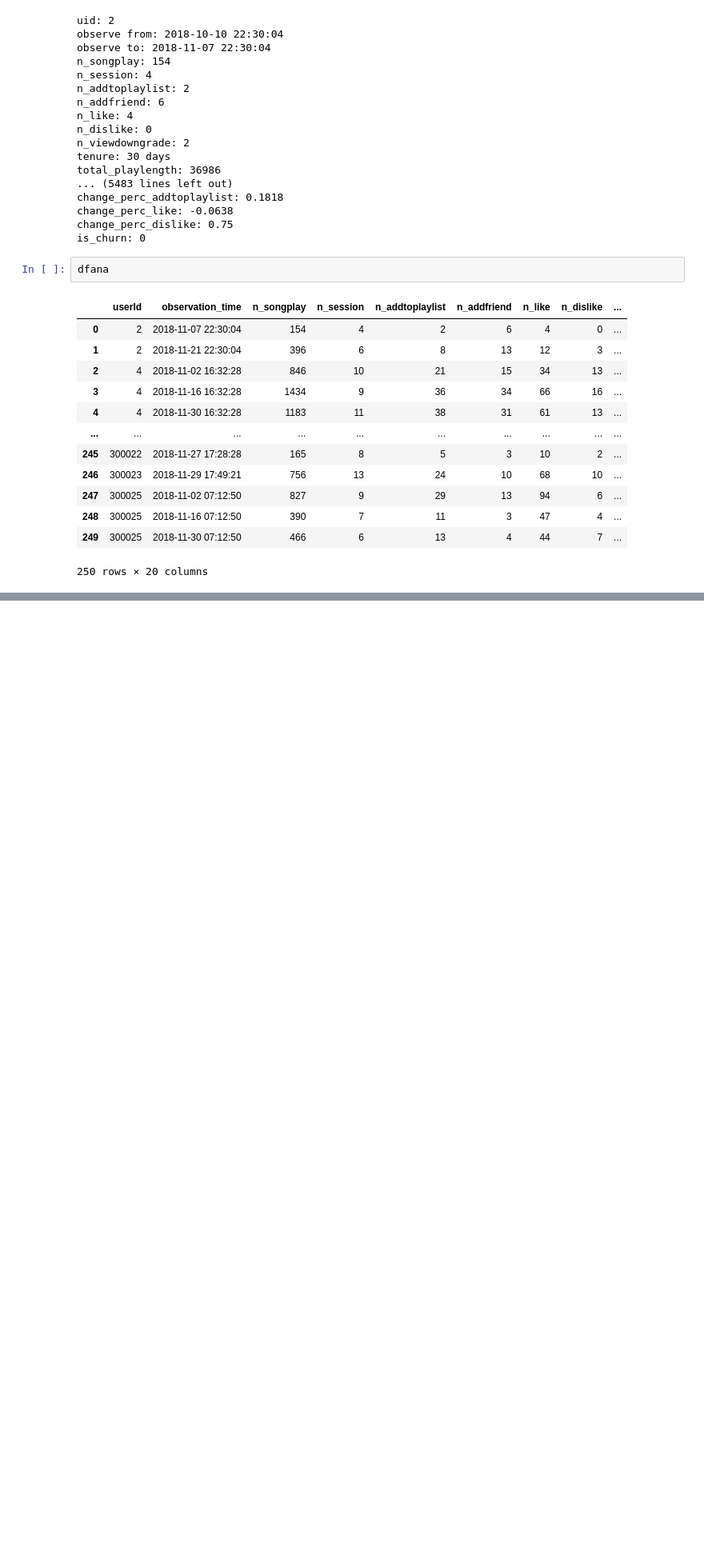
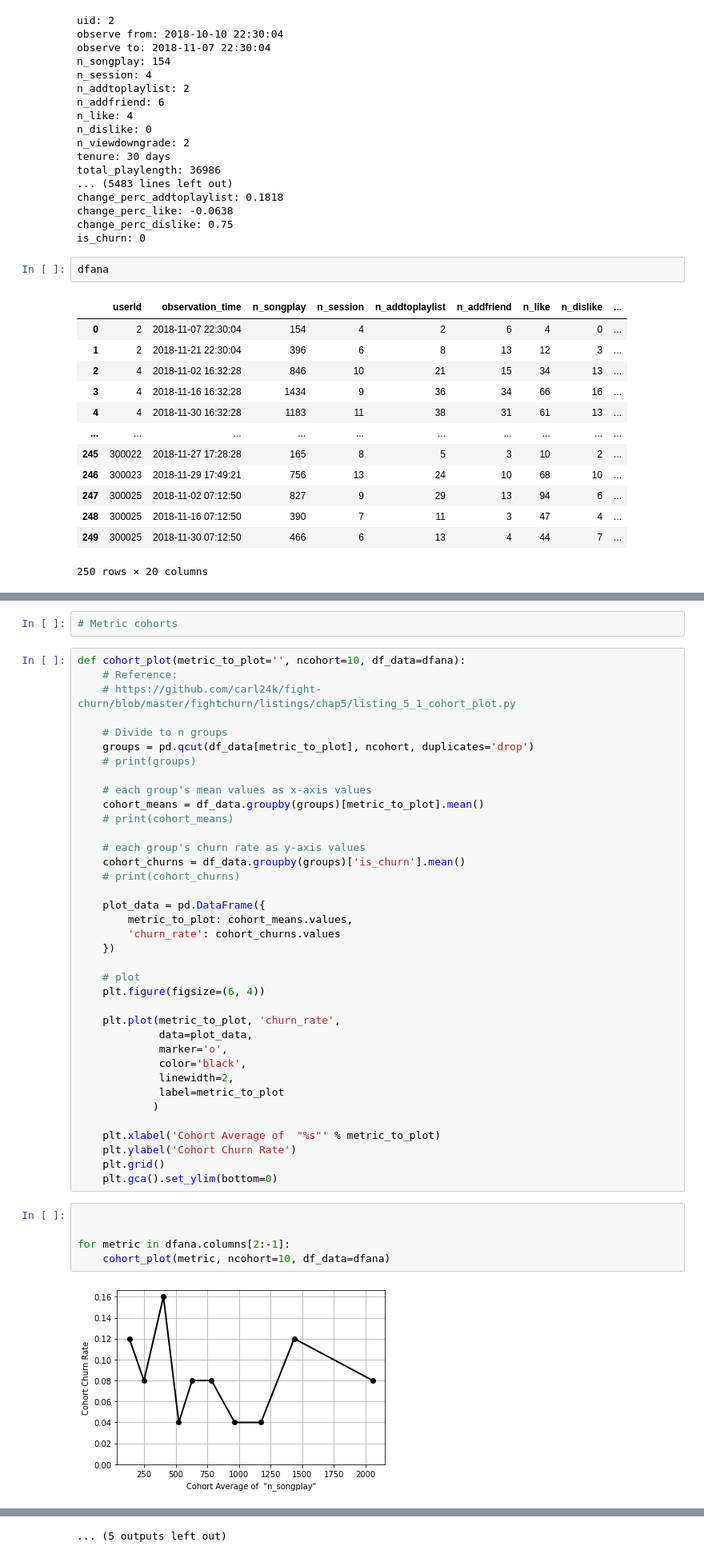
Before and after one commit to gilzero/project_churn_spark, a Jupyter notebook: sparkify.ipynb, the cells around one changed output, grey strips where cells are left out. Shown at 80% size. Cells and saved outputs as stored; diff of their text form; blank space fills up the shorter version.

Commit message:
normalize and plot

```diff
--- a/sparkify.ipynb
+++ b/sparkify.ipynb
@@ -1705,0 +1700,46 @@ data_ratio_addplaylist_per_songplay
+# %%
+# Metric cohorts
+# %%
+def cohort_plot(metric_to_plot='', ncohort=10, df_data=dfana):
+    # Reference:
+    # https://github.com/carl24k/fight-churn/blob/master/fightchurn/listings/chap5/listing_5_1_cohort_plot.py
+
+    # Divide to n groups
+    groups = pd.qcut(df_data[metric_to_plot], ncohort, duplicates='drop')
+    # print(groups)
+
+    # each group's mean values as x-axis values
+    cohort_means = df_data.groupby(groups)[metric_to_plot].mean()
+    # print(cohort_means)
+
+    # each group's churn rate as y-axis values
+    cohort_churns = df_data.groupby(groups)['is_churn'].mean()
+    # print(cohort_churns)
+
+    plot_data = pd.DataFrame({
+        metric_to_plot: cohort_means.values,
+        'churn_rate': cohort_churns.values
+    })
+
+    # plot
+    plt.figure(figsize=(6, 4))
+
+    plt.plot(metric_to_plot, 'churn_rate',
+             data=plot_data,
+             marker='o',
+             color='black',
+             linewidth=2,
+             label=metric_to_plot
+            )
+
+    plt.xlabel('Cohort Average of  "%s"' % metric_to_plot)
+    plt.ylabel('Cohort Churn Rate')
+    plt.grid()
+    plt.gca().set_ylim(bottom=0)
+# %%
+
+
+for metric in dfana.columns[2:-1]:
+    cohort_plot(metric, ncohort=10, df_data=dfana)
+# %% [output]
+[figure, added]
@@ -1705,0 +1757 @@ data_ratio_addplaylist_per_songplay
+... (5 outputs left out)
```
Also changed, not shown: parts of 8 cells of this notebook.
